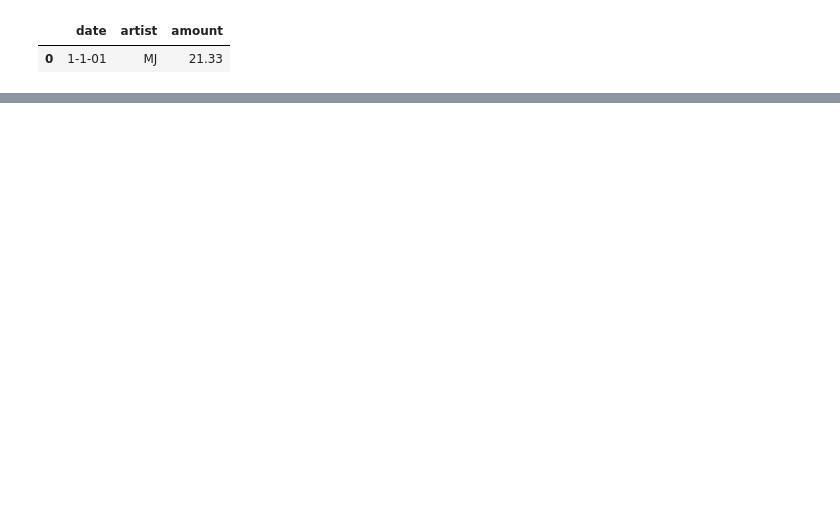
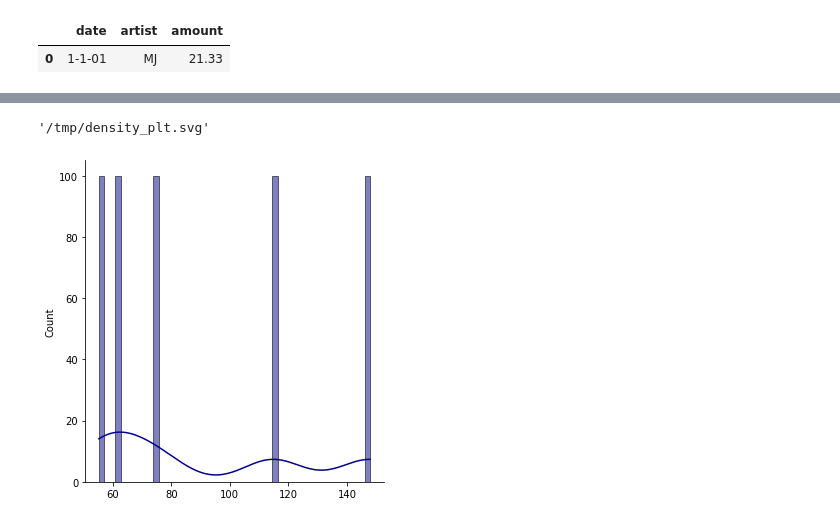
Before and after one commit to drachimera/koleksyon, a Jupyter notebook: notebooks/Simulation/01ArtistSimulation.ipynb, the cells around one changed output, grey strips where cells are left out. Saved outputs shown, nothing was run; the diff lists cells and outputs as text; code cells hidden in the pictures; blank space fills up the shorter version.

Commit message:
updated the artist simulation with the same details as the internal demo example, still looks funny -- updated the encoders with a functioning test

```diff
--- a/notebooks/Simulation/01ArtistSimulation.ipynb
+++ b/notebooks/Simulation/01ArtistSimulation.ipynb
@@ -169,5 +170,5 @@ dflog
 57390 rows × 3 columns
 # %%
-n_sims = 10
+n_sims = 100
 simulator = mcmc.SimulationArray(dflog, 'artist', 'date', 'amount', n_sims)
 # %% [output]
@@ -178,0 +268,5 @@ TODO: take the example from Finance and finish this example!
+# %%
+#to calculate absolute error for all days for same bucket
+simLabErrors = simulator.calculate_errors_on_row("Michael Jackson")
+print(simLabErrors)
+print(len(simLabErrors))
@@ -178,0 +276,10 @@ TODO: take the example from Finance and finish this example!
+# %%
+#example of calculating summary stats for a single artist-day combination
+def calculate_summary_stats(errors):
+    error_col_name = "mae"
+    x = errors.reshape(-1,1)
+    dfx = pd.DataFrame.from_records(x, columns=[error_col_name])
+    report = ll.dist_report(dfx,error_col_name)
+    return report, dfx
+report, dfErrors = calculate_summary_stats(simLabErrors)
+print(report)
@@ -178,0 +296,6 @@ TODO: take the example from Finance and finish this example!
+# %%
+# plot for same
+ll.density_plot(dfErrors['mae'])
+# %% [output]
+'/tmp/density_plt.svg'
+[figure, added]
```
Also changed, not shown: parts of 22 cells of this notebook, 6 other files.
